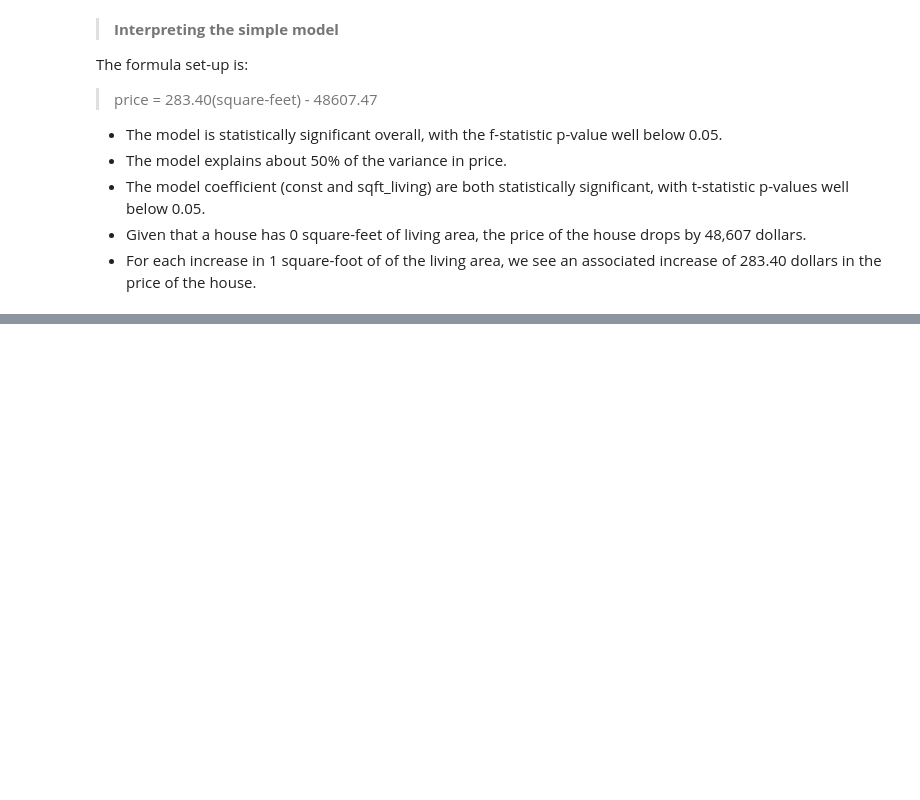
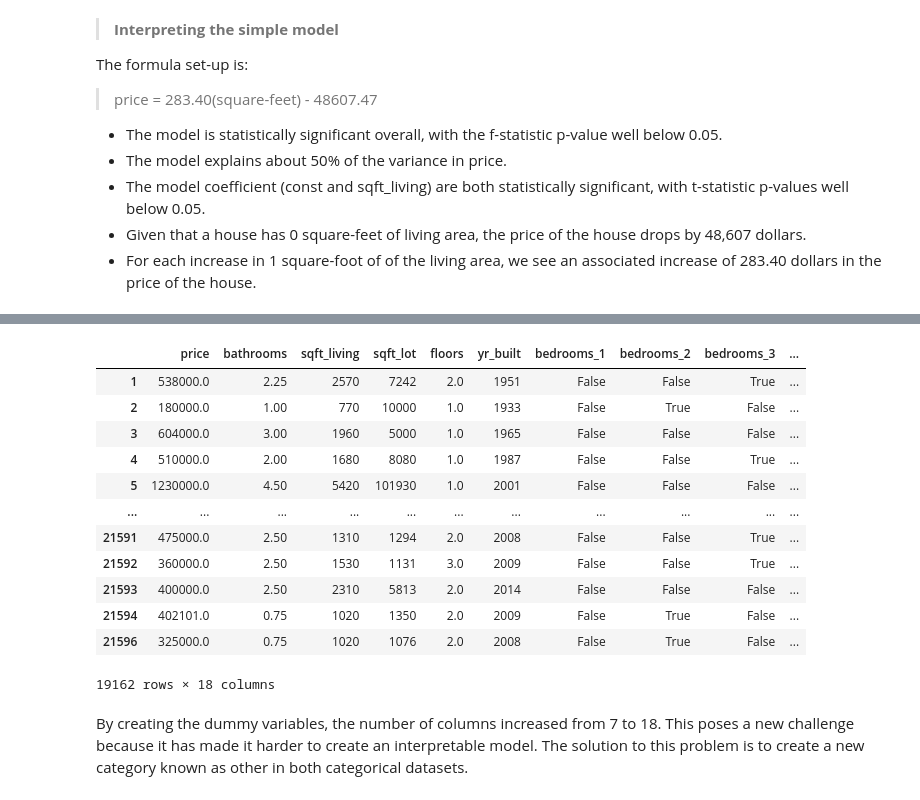
Before and after one commit to ngeny-brian/Phase-2-project, a Jupyter notebook: student.ipynb, the cells around one changed output, grey strips where cells are left out. Saved outputs shown, nothing was run; the diff lists cells and outputs as text; code cells hidden in the pictures; blank space fills up the shorter version.

```diff
--- a/student.ipynb
+++ b/student.ipynb
@@ -517,0 +538,20 @@ The formula set-up is:<br>
+# %%
+# creating dummy variables from the bedrooms and floors columns
+dummy_model_data = pd.get_dummies(model_data, columns=['bedrooms'])
+dummy_model_data
+# %% [output]
+|  | price | bathrooms | sqft_living | sqft_lot | floors | yr_built | bedrooms_1 | bedrooms_2 | bedrooms_3 | ... |
+| 1 | 538000.0 | 2.25 | 2570 | 7242 | 2.0 | 1951 | False | False | True | ... |
+| 2 | 180000.0 | 1.00 | 770 | 10000 | 1.0 | 1933 | False | True | False | ... |
+| 3 | 604000.0 | 3.00 | 1960 | 5000 | 1.0 | 1965 | False | False | False | ... |
+| 4 | 510000.0 | 2.00 | 1680 | 8080 | 1.0 | 1987 | False | False | True | ... |
+| 5 | 1230000.0 | 4.50 | 5420 | 101930 | 1.0 | 2001 | False | False | False | ... |
+| ... | ... | ... | ... | ... | ... | ... | ... | ... | ... | ... |
+| 21591 | 475000.0 | 2.50 | 1310 | 1294 | 2.0 | 2008 | False | False | True | ... |
+| 21592 | 360000.0 | 2.50 | 1530 | 1131 | 3.0 | 2009 | False | False | True | ... |
+| 21593 | 400000.0 | 2.50 | 2310 | 5813 | 2.0 | 2014 | False | False | False | ... |
+| 21594 | 402101.0 | 0.75 | 1020 | 1350 | 2.0 | 2009 | False | True | False | ... |
+| 21596 | 325000.0 | 0.75 | 1020 | 1076 | 2.0 | 2008 | False | True | False | ... |
+19162 rows × 18 columns
+# %% [markdown]
+By creating the dummy variables, the number of columns increased from 7 to 18. This poses a new challenge because it has made it harder to create an interpretable model. The solution to this problem is to create a new category known as other in both categorical datasets.
```
Also changed, not shown: parts of 16 cells of this notebook.
